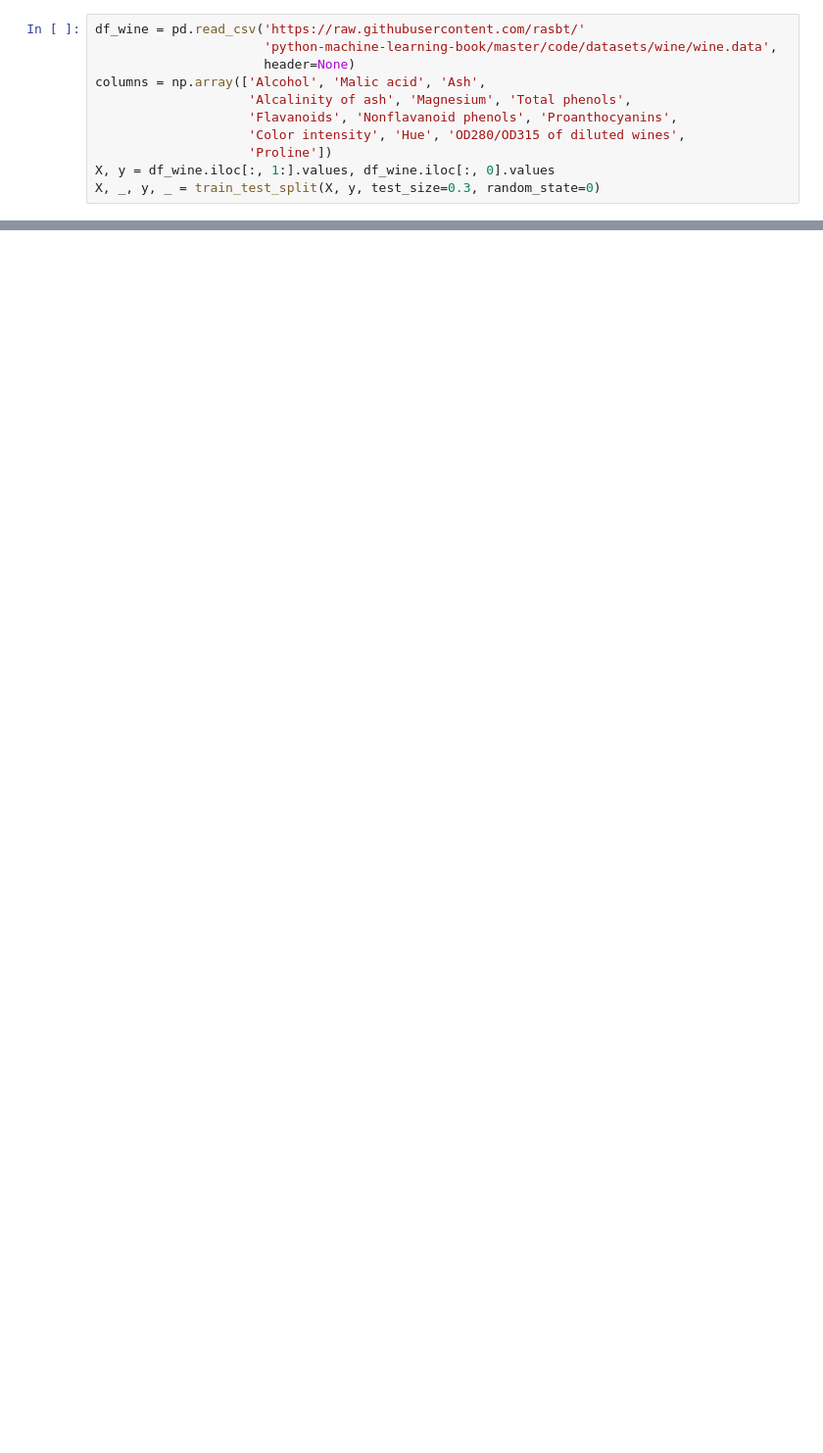
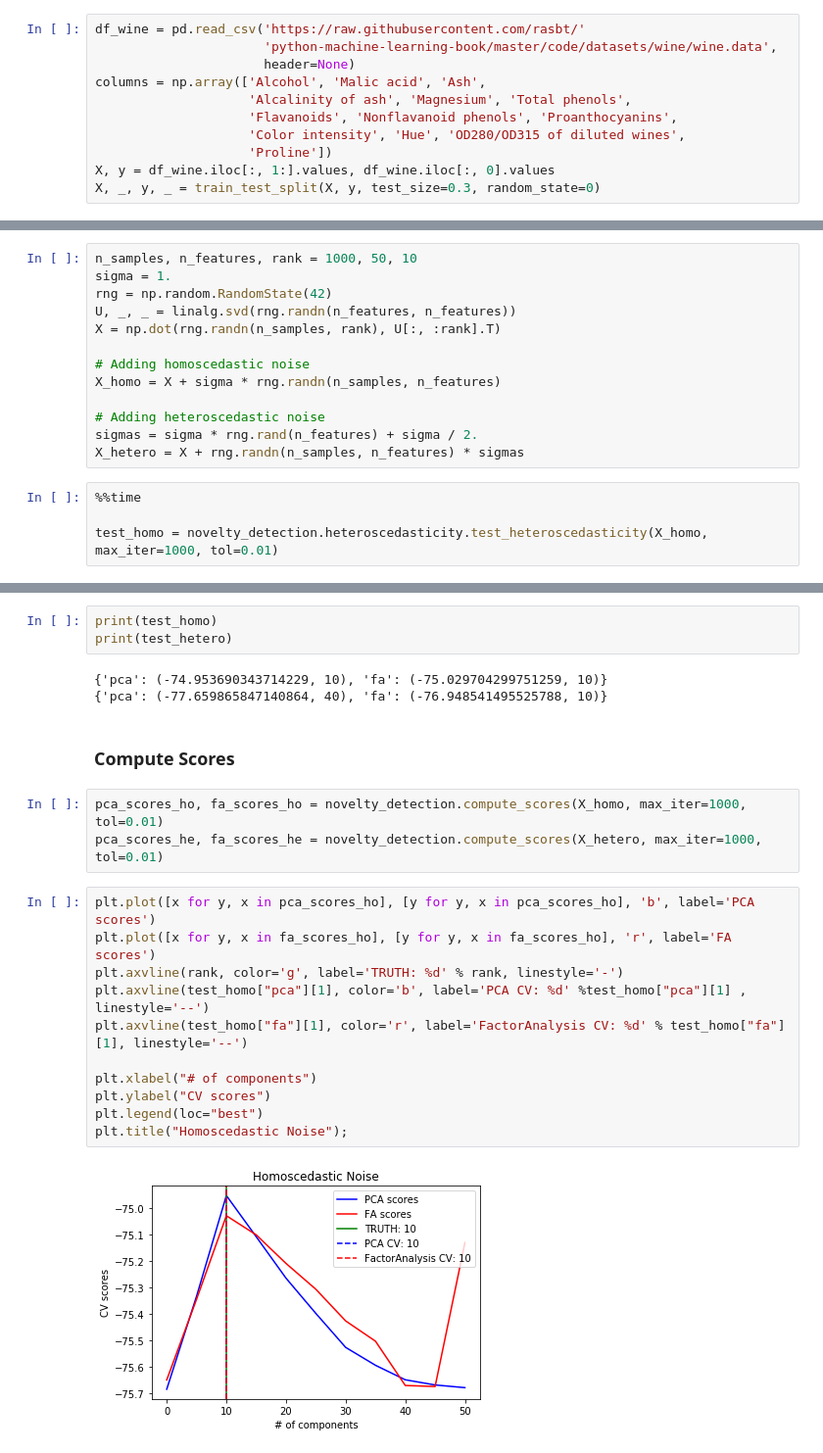
Before and after one commit to uncharted-distil/punk, a Jupyter notebook: examples/feature selection.ipynb, the cells around one changed output, grey strips where cells are left out. Shown: that part at 98% size. Saved outputs shown, nothing was run; the diff lists cells and outputs as text; blank space fills up the shorter version.

```diff
--- a/examples/feature selection.ipynb
+++ b/examples/feature selection.ipynb
@@ -85,0 +154,17 @@ plt.show()
+# %%
+n_samples, n_features, rank = 1000, 50, 10
+sigma = 1.
+rng = np.random.RandomState(42)
+U, _, _ = linalg.svd(rng.randn(n_features, n_features))
+X = np.dot(rng.randn(n_samples, rank), U[:, :rank].T)
+
+# Adding homoscedastic noise
+X_homo = X + sigma * rng.randn(n_samples, n_features)
+
+# Adding heteroscedastic noise
+sigmas = sigma * rng.rand(n_features) + sigma / 2.
+X_hetero = X + rng.randn(n_samples, n_features) * sigmas
+# %%
+%%time
+
+test_homo = novelty_detection.heteroscedasticity.test_heteroscedasticity(X_homo, max_iter=1000, tol=0.01)
@@ -85,0 +181,24 @@ plt.show()
+# %%
+print(test_homo)
+print(test_hetero)
+# %% [output]
+{'pca': (-74.953690343714229, 10), 'fa': (-75.029704299751259, 10)}
+{'pca': (-77.659865847140864, 40), 'fa': (-76.948541495525788, 10)}
+# %% [markdown]
+### Compute Scores
+# %%
+pca_scores_ho, fa_scores_ho = novelty_detection.compute_scores(X_homo, max_iter=1000, tol=0.01)
+pca_scores_he, fa_scores_he = novelty_detection.compute_scores(X_hetero, max_iter=1000, tol=0.01)
+# %%
+plt.plot([x for y, x in pca_scores_ho], [y for y, x in pca_scores_ho], 'b', label='PCA scores')
+plt.plot([x for y, x in fa_scores_ho], [y for y, x in fa_scores_ho], 'r', label='FA scores')
+plt.axvline(rank, color='g', label='TRUTH: %d' % rank, linestyle='-')
+plt.axvline(test_homo["pca"][1], color='b', label='PCA CV: %d' %test_homo["pca"][1] , linestyle='--')
+plt.axvline(test_homo["fa"][1], color='r', label='FactorAnalysis CV: %d' % test_homo["fa"][1], linestyle='--')
+
+plt.xlabel("# of components")
+plt.ylabel("CV scores")
+plt.legend(loc="best")
+plt.title("Homoscedastic Noise");
+# %% [output]
+[figure, added]
```
Also changed, not shown: parts of 32 cells of this notebook, 5 other files.
